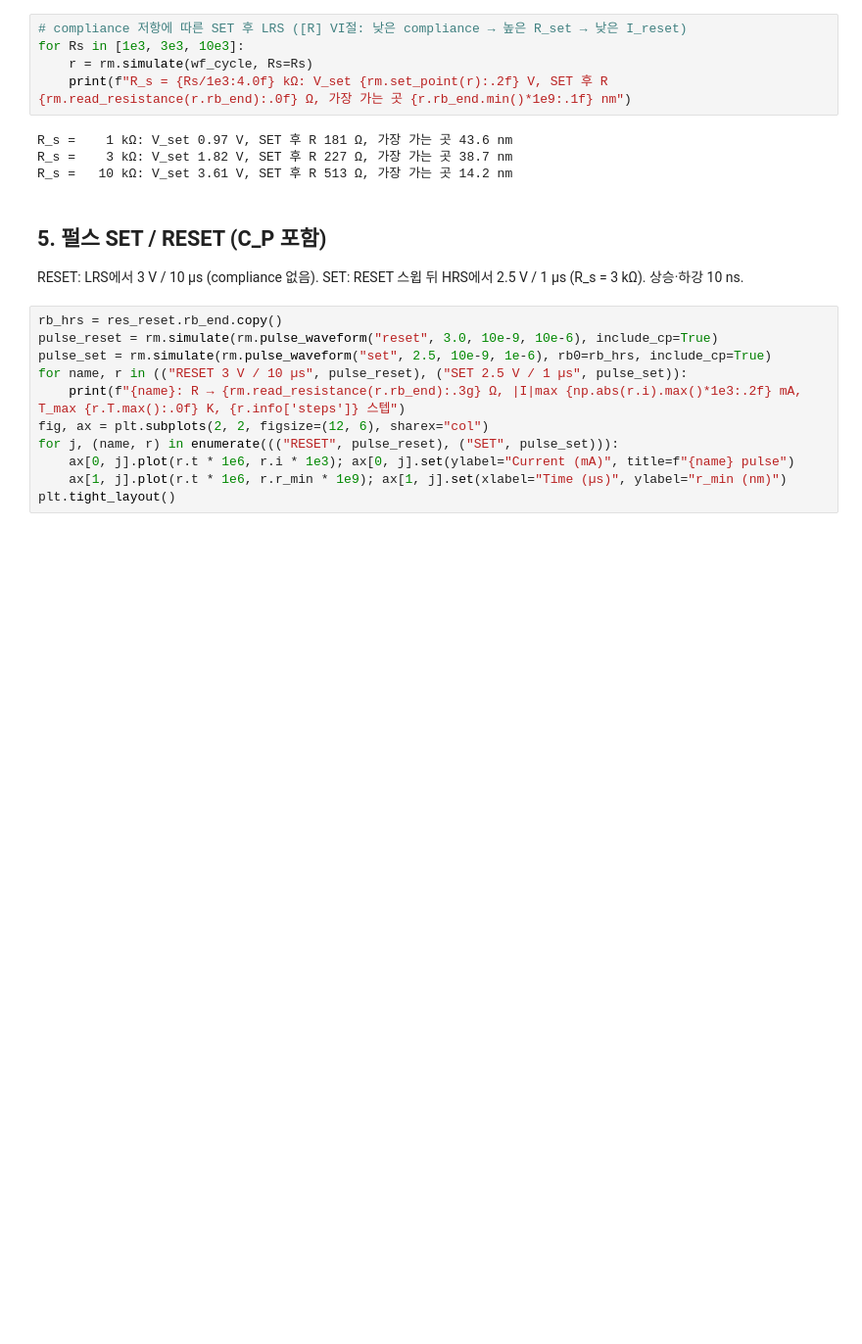
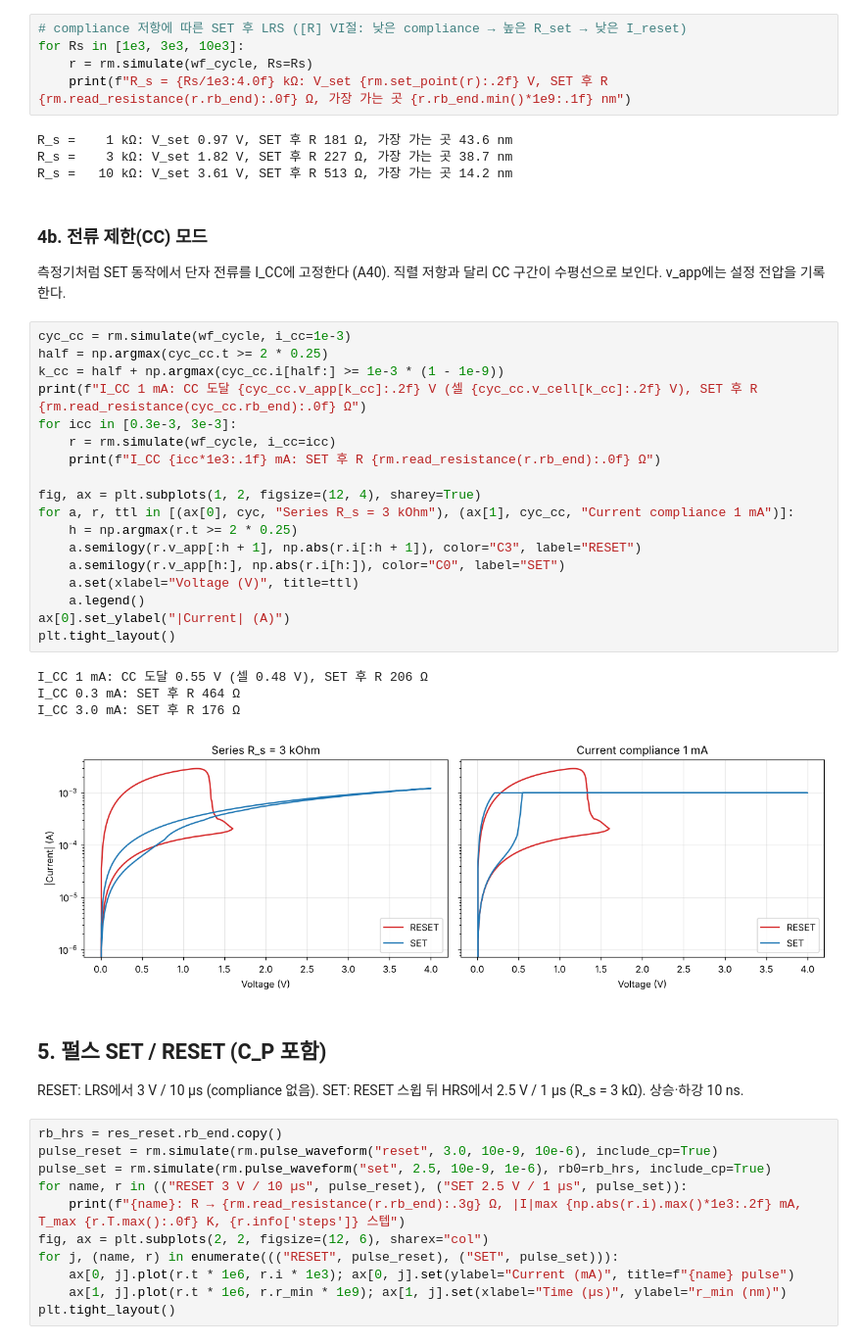
Before and after one commit to foggyjupiter/RNE-Stanford-Model, a Jupyter notebook: python/reference.ipynb, the cells around one changed output. Shown at 98% size. Saved outputs shown, nothing was run; the diff lists cells and outputs as text; blank space fills up the shorter version.

Commit message:
노트북에 CC 절(4b) 추가, golden cycle_sweep_cc.csv 생성
Co-Authored-By: Claude Opus 5.5 <noreply@anthropic.com>
Claude-Session: https://claude.ai/code/session_01MXG4gpGYmwC3W1emp9vEYw

```diff
--- a/python/reference.ipynb
+++ b/python/reference.ipynb
@@ -184,6 +184,33 @@ for Rs in [1e3, 3e3, 10e3]:
 R_s =    1 kΩ: V_set 0.97 V, SET 후 R 181 Ω, 가장 가는 곳 43.6 nm
 R_s =    3 kΩ: V_set 1.82 V, SET 후 R 227 Ω, 가장 가는 곳 38.7 nm
 R_s =   10 kΩ: V_set 3.61 V, SET 후 R 513 Ω, 가장 가는 곳 14.2 nm
+# %% [markdown]
+### 4b. 전류 제한(CC) 모드
+
+측정기처럼 SET 동작에서 단자 전류를 I_CC에 고정한다 (A40). 직렬 저항과 달리 CC 구간이 수평선으로 보인다. v_app에는 설정 전압을 기록한다.
+# %%
+cyc_cc = rm.simulate(wf_cycle, i_cc=1e-3)
+half = np.argmax(cyc_cc.t >= 2 * 0.25)
+k_cc = half + np.argmax(cyc_cc.i[half:] >= 1e-3 * (1 - 1e-9))
+print(f"I_CC 1 mA: CC 도달 {cyc_cc.v_app[k_cc]:.2f} V (셀 {cyc_cc.v_cell[k_cc]:.2f} V), SET 후 R {rm.read_resistance(cyc_cc.rb_end):.0f} Ω")
+for icc in [0.3e-3, 3e-3]:
+	r = rm.simulate(wf_cycle, i_cc=icc)
+	print(f"I_CC {icc*1e3:.1f} mA: SET 후 R {rm.read_resistance(r.rb_end):.0f} Ω")
+
+fig, ax = plt.subplots(1, 2, figsize=(12, 4), sharey=True)
+for a, r, ttl in [(ax[0], cyc, "Series R_s = 3 kOhm"), (ax[1], cyc_cc, "Current compliance 1 mA")]:
+	h = np.argmax(r.t >= 2 * 0.25)
+	a.semilogy(r.v_app[:h + 1], np.abs(r.i[:h + 1]), color="C3", label="RESET")
+	a.semilogy(r.v_app[h:], np.abs(r.i[h:]), color="C0", label="SET")
+	a.set(xlabel="Voltage (V)", title=ttl)
+	a.legend()
+ax[0].set_ylabel("|Current| (A)")
+plt.tight_layout()
+# %% [output]
+I_CC 1 mA: CC 도달 0.55 V (셀 0.48 V), SET 후 R 206 Ω
+I_CC 0.3 mA: SET 후 R 464 Ω
+I_CC 3.0 mA: SET 후 R 176 Ω
+[figure, added]
 # %% [markdown]
 ## 5. 펄스 SET / RESET (C_P 포함)
 
```
Also changed, not shown: parts of 7 cells of this notebook, 1 other file.
